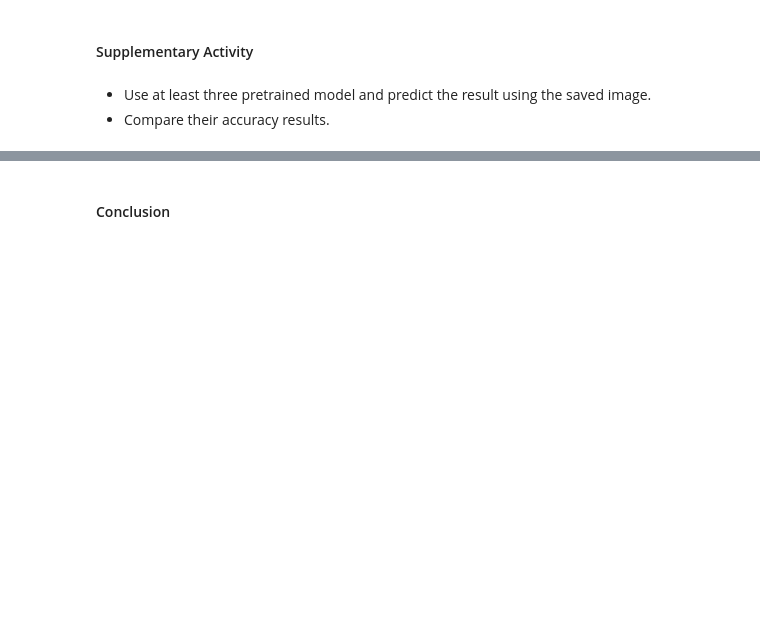
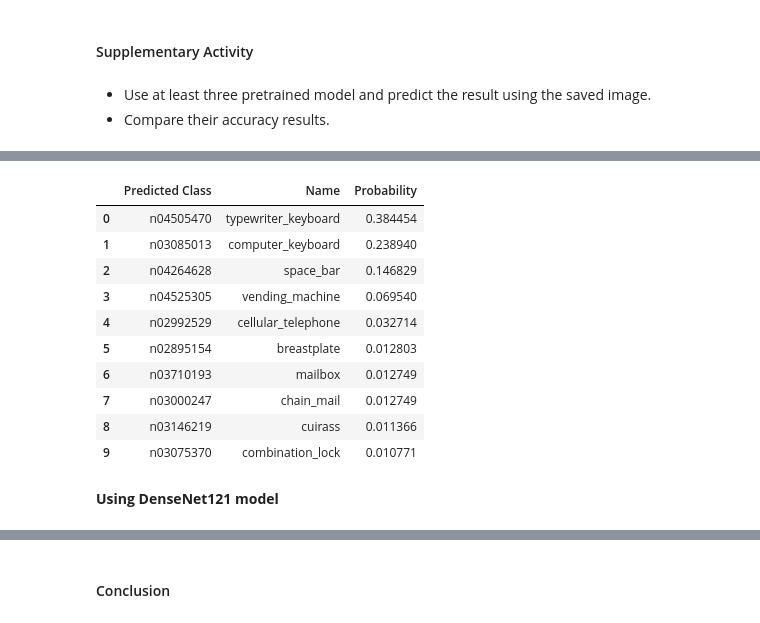
Before and after one commit to HuuuWasabe/CPE-313, a Jupyter notebook: HOA2_3_SanGabriel_CNN_Network_Architectures.ipynb, the cells around one changed output, grey strips where cells are left out. Cells and saved outputs as stored; diff of their text form; code cells hidden in the pictures; blank space fills up the shorter version.

```diff
--- a/HOA2_3_SanGabriel_CNN_Network_Architectures.ipynb
+++ b/HOA2_3_SanGabriel_CNN_Network_Architectures.ipynb
@@ -190,2 +191,7 @@ Interpret the result using RESNET50 pretrained model
 # %%
 #### type your code here
+
+from keras.applications import resnet
+
+resnet101_model = resnet.ResNet101(weights='imagenet')
+resnet101_model.summary()
@@ -191,0 +216,3 @@ Interpret the result using RESNET50 pretrained model
+# %%
+predict_image(resnet101_model, img_path, resnet.preprocess_input, resnet.decode_predictions)
+# %% [output]
@@ -191,0 +220,13 @@ Interpret the result using RESNET50 pretrained model
+|  | Predicted Class | Name | Probability |
+| 0 | n04505470 | typewriter_keyboard | 0.384454 |
+| 1 | n03085013 | computer_keyboard | 0.238940 |
+| 2 | n04264628 | space_bar | 0.146829 |
+| 3 | n04525305 | vending_machine | 0.069540 |
+| 4 | n02992529 | cellular_telephone | 0.032714 |
+| 5 | n02895154 | breastplate | 0.012803 |
+| 6 | n03710193 | mailbox | 0.012749 |
+| 7 | n03000247 | chain_mail | 0.012749 |
+| 8 | n03146219 | cuirass | 0.011366 |
+| 9 | n03075370 | combination_lock | 0.010771 |
+# %% [markdown]
+**Using DenseNet121 model**
```
Also changed, not shown: parts of 15 cells of this notebook.
